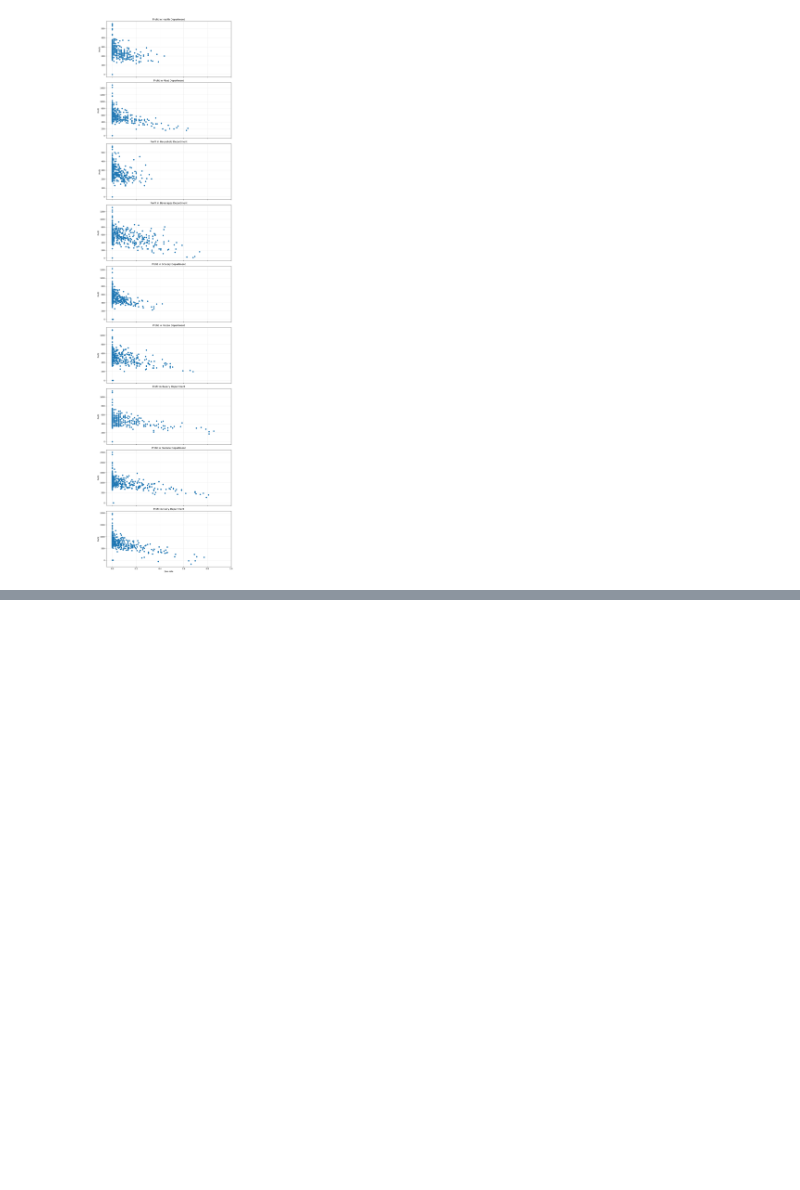
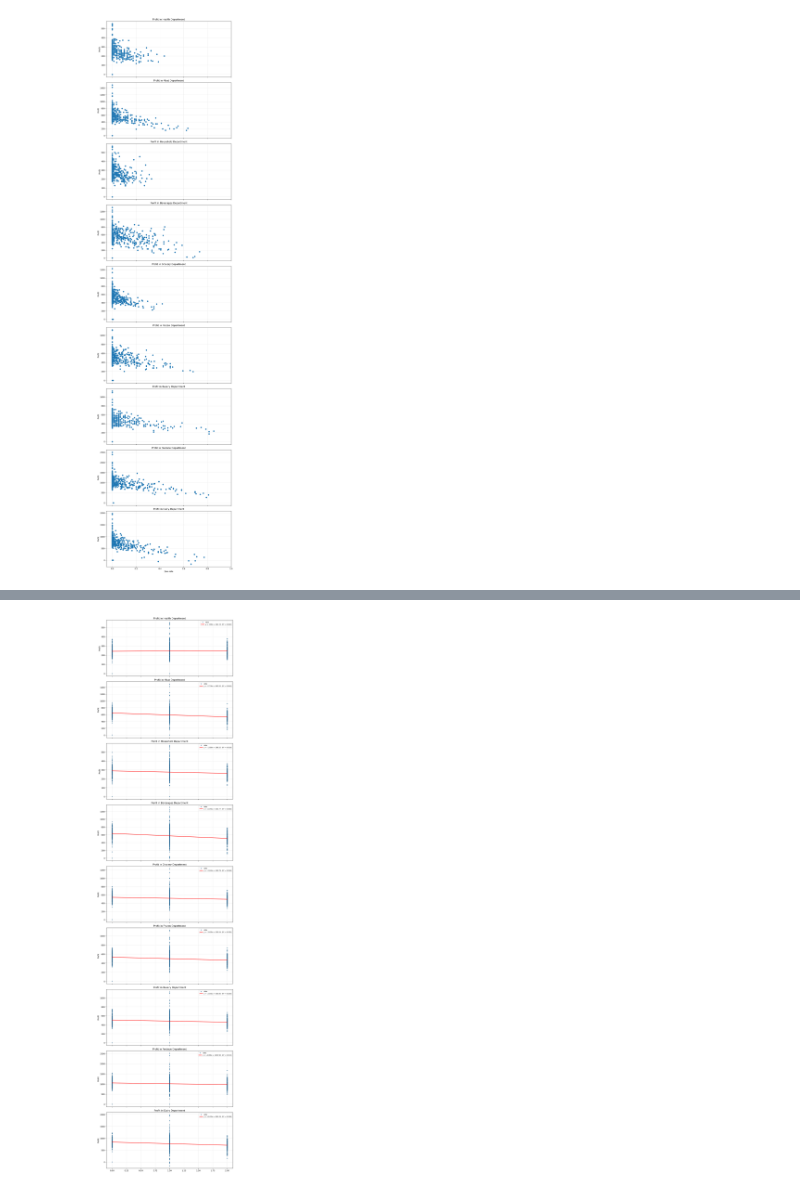
Before and after one commit to Austin-cool/The-Supply-Chain-Paradox, a Jupyter notebook: M2/Models/Plots_and_trends.ipynb, the cells around one changed output, grey strips where cells are left out. Saved outputs shown, nothing was run; the diff lists cells and outputs as text; code cells hidden in the pictures; blank space fills up the shorter version.

```diff
--- a/M2/Models/Plots_and_trends.ipynb
+++ b/M2/Models/Plots_and_trends.ipynb
@@ -113,0 +154,40 @@ plt.show()
+# %%
+import matplotlib.pyplot as plt
+import numpy as np
+from scipy import stats
+
+fig, axes = plt.subplots(9, 1, figsize=(10, 40), sharex=True)
+
+for ax, department in zip(axes.flat, Departments):
+    dataset = Data_per_store[131][department]
+    a = [i for i in dataset.columns.tolist() if "profit" in i]
+    b = [i for i in dataset.columns.tolist() if "zero" in i]
+
+    x = dataset['sale_week_type'].to_numpy()
+    y = dataset[a[0]].to_numpy()
+
+    # Drop NaNs so the regression doesn't choke
+    mask = ~(np.isnan(x) | np.isnan(y))
+    x, y = x[mask], y[mask]
+
+    # Scatter
+    ax.scatter(x, y, s=20, alpha=0.6, edgecolor='k', linewidth=0.3, label='data')
+
+    # Linear regression
+    if len(x) > 1:
+        slope, intercept, r_value, p_value, std_err = stats.linregress(x, y)
+        x_line = np.linspace(x.min(), x.max(), 100)
+        y_line = slope * x_line + intercept
+        ax.plot(x_line, y_line, 'r-', linewidth=2,
+                label=f'y = {slope:.2f}x + {intercept:.2f}  (R² = {r_value**2:.3f})')
+        ax.legend(loc='best', fontsize=8)
+
+    # ax.set_xlim(-0.05, 1)
+    ax.set_title(f'Profit in {department} Department')
+    ax.set_ylabel('Profit')
+    ax.grid(True, alpha=0.3)
+
+fig.tight_layout()
+plt.show()
+# %% [output]
+[figure, added]
```
Also changed, not shown: parts of 1 cell of this notebook.
